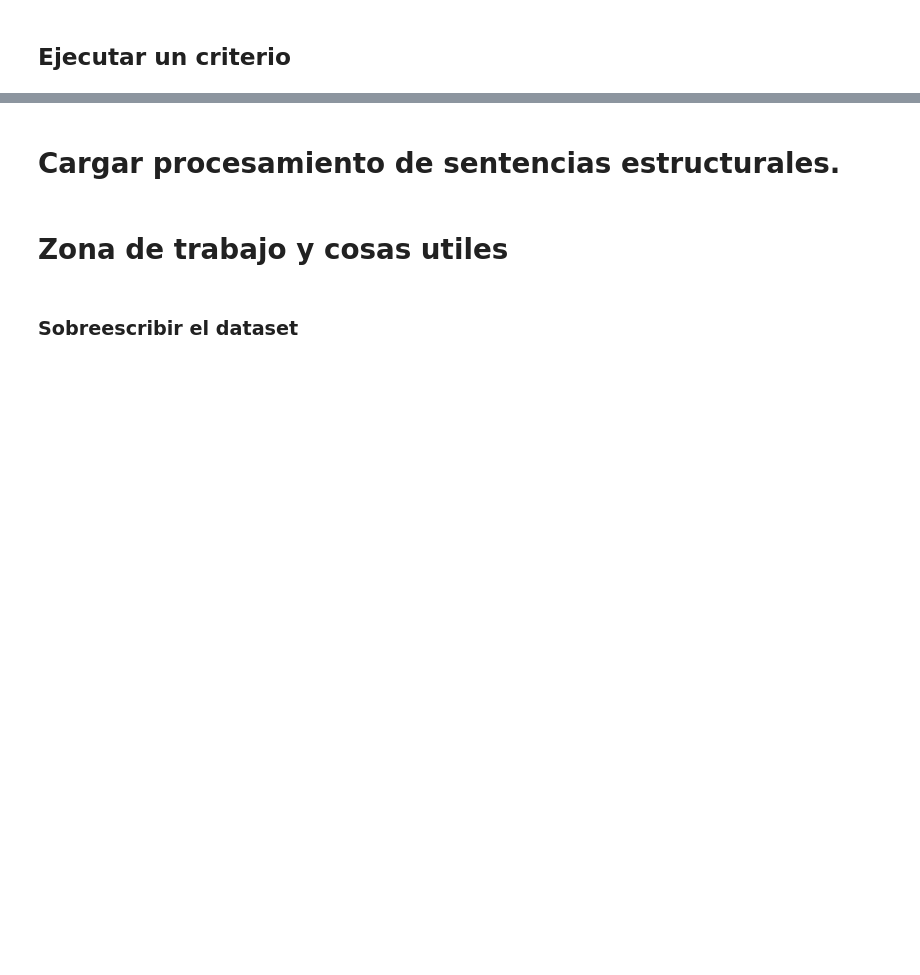
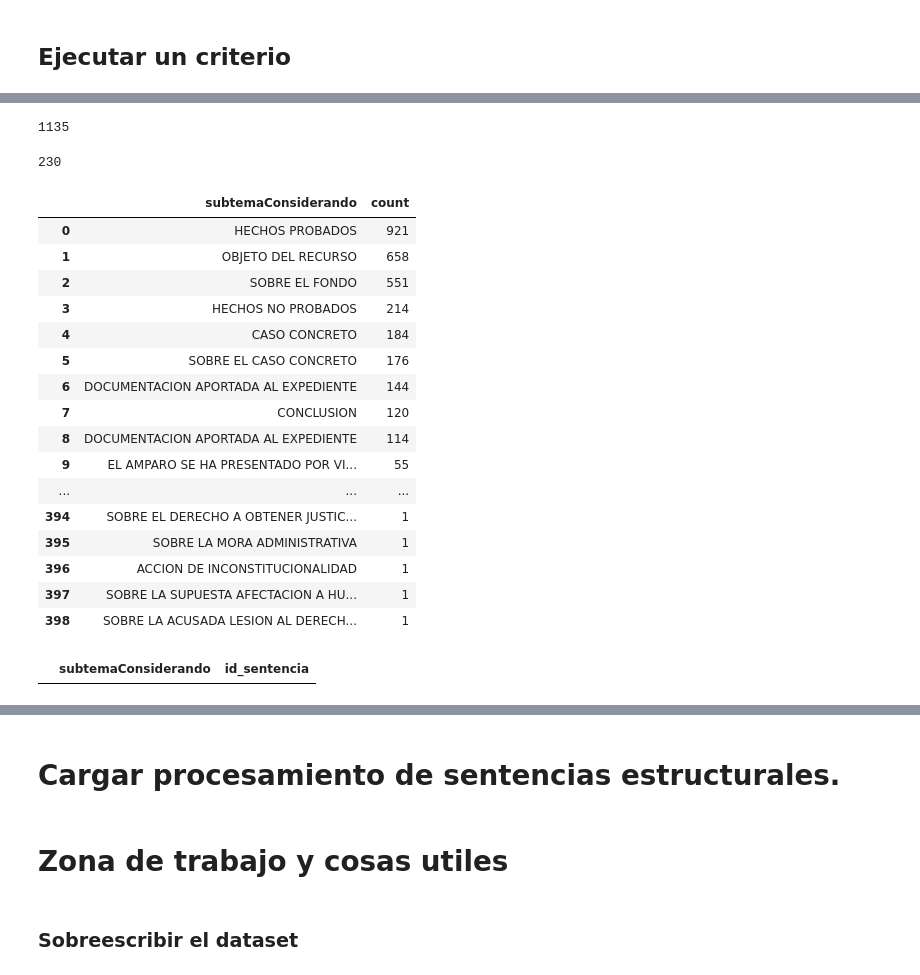
Before and after one commit to kennorsdb/nlppen, a Jupyter notebook: Notebook.ipynb, the cells around one changed output, grey strips where cells are left out. Saved outputs shown, nothing was run; the diff lists cells and outputs as text; code cells hidden in the pictures; blank space fills up the shorter version.

Commit message:
Extraer sub tema de considerando.
Ahora se extrae el subtema de los considerandos de acuerdo a los números romanos que aparecen.

```diff
--- a/Notebook.ipynb
+++ b/Notebook.ipynb
@@ -148,6 +147,11 @@ if ejecutar:
         'seguimientoValue' : IntegerType() #Cantidad de ocurrencias
     }
     estructurales.extraerSeguimiento(columnas, True)
+
+    columnas = {
+        'subtemaConsiderando' :  ArrayType(StringType())
+    }
+    estructurales.extraerSubtemaConsiderando(columnas, True)
     #estructurales.seleccion.sdf.toPandas().head(5)
     #Sobreescribir el dataset de filtro de sentencias con las nuevas columnas
     #estructurales.seleccion.guardarDatos()
@@ -165,6 +169,7 @@ if ejecutar:
 # %% [markdown]
 ## Cargar los resultados preprocesados y divididos por año
 # %%
-s = estructurales.seleccion.sdf
-s.filter(s.anno == "1998").limit(5).toPandas()
+if not ejecutar:
+    seleccion = Seleccion({}, spark, parquet_path='./dataset/procesado', datasets_path='./datasets/estructuralesx')
+    estructurales = SentenciasEstructurales(seleccion)
 # %%
@@ -179,2 +176,0 @@ estructurales.seleccion.sdf.select("id_sentencia", "expediente_oficial").toPanda
-# %%
-s = estructurales.seleccion.sdf
@@ -186,14 +178,12 @@ s.filter(s.plazosDefinidos.isNotNull()).count()
 ## Ejecutar un criterio
 # %%
 from pyspark.sql.types import *
-"""
+
 if not ejecutar:
     columnas = {
-        'seguimientoExt2' : StringType(), #Texto extraido de seguimiento
-        'seguimientoValue2' : IntegerType() #Cantidad de ocurrencias
+        'subtemaConsiderando' :  ArrayType(StringType())
     }
-    estructurales.extraerSeguimiento(columnas, True, False)
+    estructurales.extraerSubtemaConsiderando(columnas, True, False)
     s = estructurales.seleccion.sdf
     s.toPandas().head(5)
-    """
 # %% [output]
@@ -212,0 +194,54 @@ Attempting non-optimization as 'spark.sql.execution.arrow.pyspark.fallback.enabl
+# %%
+s.filter(s.subtemaConsiderando.isNotNull()).count()
+# %% [output]
+1135
+# %%
+s.filter(s.subtemaConsiderando.isNull()).count()
+# %% [output]
+230
+# %%
+from pyspark.sql.functions import explode, desc
+from pyspark.sql import functions as F
+
+import pandas as pd
+pd.set_option('display.max_rows', None)
+pd.set_option('display.max_columns', 30)
+pd.set_option('display.width', 80)
+pd.set_option('display.max_colwidth', 80)
+pd.set_option('display.width', None)
+df2 = (s
+ .where(s.subtemaConsiderando.isNotNull())
+ .select(explode('subtemaConsiderando').alias('subtemaConsiderando'), 'anno')
+ .groupby('subtemaConsiderando')
+ .count()
+ .sort(F.desc('count'))
+)
+
+df2.toPandas()
+# %% [output]
+|  | subtemaConsiderando | count |
+| 0 | HECHOS PROBADOS | 921 |
+| 1 | OBJETO DEL RECURSO | 658 |
+| 2 | SOBRE EL FONDO | 551 |
+| 3 | HECHOS NO PROBADOS | 214 |
+| 4 | CASO CONCRETO | 184 |
+| 5 | SOBRE EL CASO CONCRETO | 176 |
+| 6 | DOCUMENTACION APORTADA AL EXPEDIENTE | 144 |
+| 7 | CONCLUSION | 120 |
+| 8 | DOCUMENTACION APORTADA AL EXPEDIENTE | 114 |
+| 9 | EL AMPARO SE HA PRESENTADO POR VI... | 55 |
+| ... | ... | ... |
+| 394 | SOBRE EL DERECHO A OBTENER JUSTIC... | 1 |
+| 395 | SOBRE LA MORA ADMINISTRATIVA | 1 |
+| 396 | ACCION DE INCONSTITUCIONALIDAD | 1 |
+| 397 | SOBRE LA SUPUESTA AFECTACION A HU... | 1 |
+| 398 | SOBRE LA ACUSADA LESION AL DERECH... | 1 |
+# %%
+df2 = (s
+ .where(s.subtemaConsiderando.isNotNull())
+ .select(explode('subtemaConsiderando').alias('subtemaConsiderando'), 'id_sentencia')
+)
+
+df2.filter(df2.subtemaConsiderando == "VI").toPandas()
+# %% [output]
+|  | subtemaConsiderando | id_sentencia |
```
Also changed, not shown: parts of 10 cells of this notebook, 3 other files.
